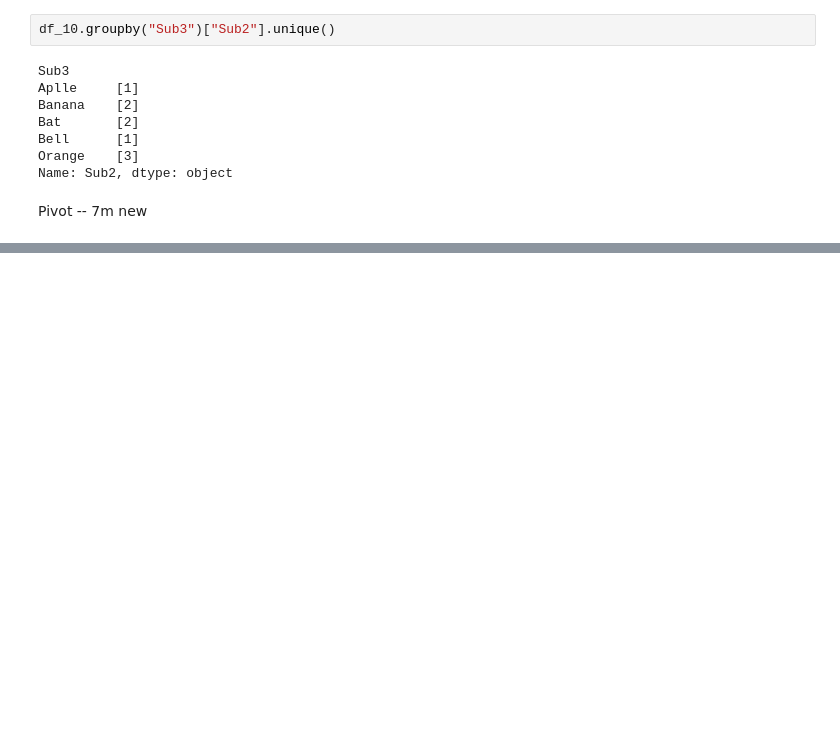
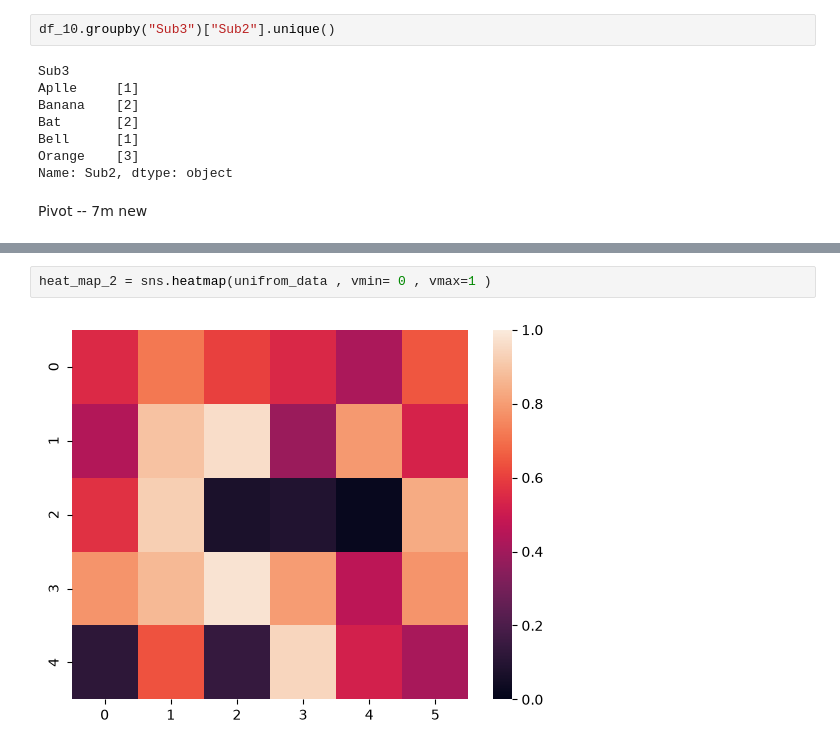
Before and after one commit to amanmuarya/python-learn-Aman-, a Jupyter notebook: 14-Data_Anlaytic_py/Google_colab/5-Value counts.ipynb, the cells around one changed output, grey strips where cells are left out. Saved outputs shown, nothing was run; the diff lists cells and outputs as text; blank space fills up the shorter version.

```diff
--- a/14-Data_Anlaytic_py/Google_colab/5-Value counts.ipynb
+++ b/14-Data_Anlaytic_py/Google_colab/5-Value counts.ipynb
@@ -134,0 +192,4 @@ Pivot -- 7m                 new
+# %%
+heat_map_2 = sns.heatmap(unifrom_data , vmin= 0 , vmax=1 )
+# %% [output]
+[figure, added]
```
Also changed, not shown: parts of 13 cells of this notebook, 13 other files.
